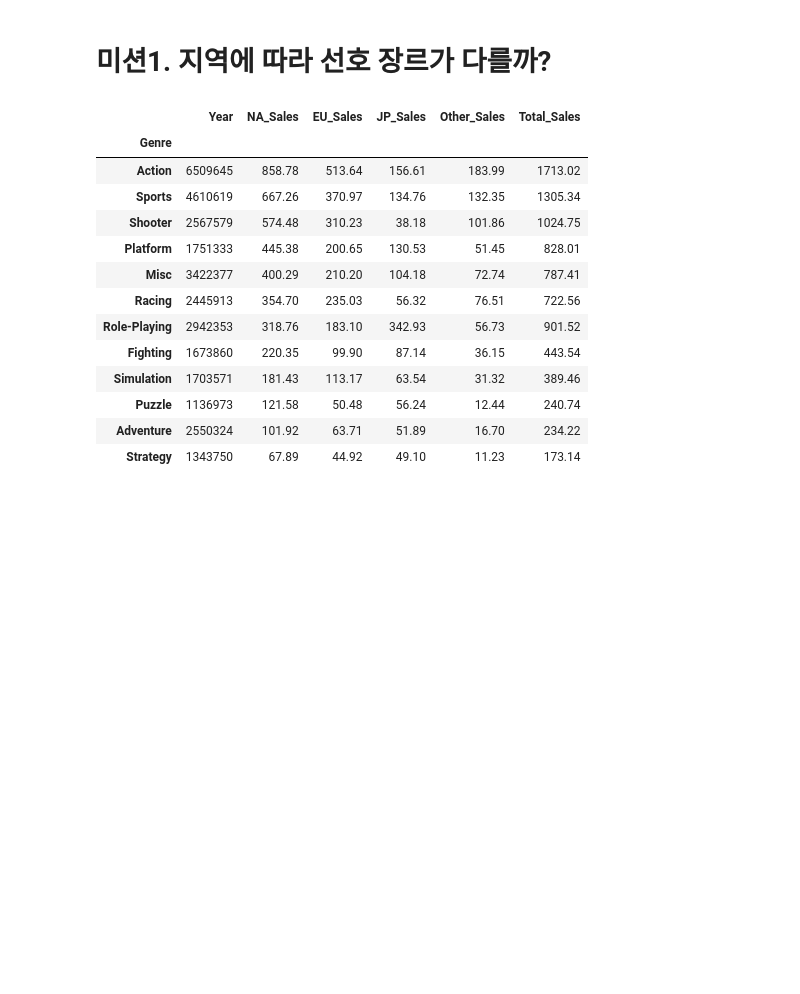
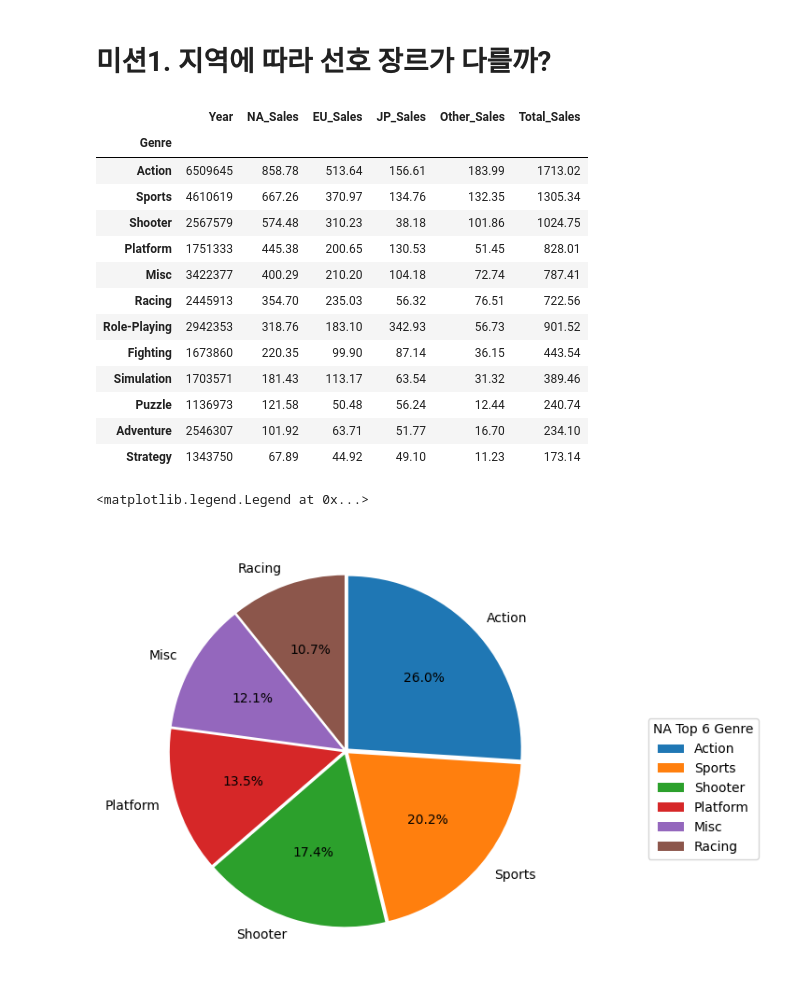
Before and after one commit to dhwan-dj/AIB16_Section1-project, a Jupyter notebook: S1_PJT_AI_16_김동환.ipynb, the cells around one changed output. Cells and saved outputs as stored; diff of their text form; code cells hidden in the pictures; blank space fills up the shorter version.

```diff
--- a/S1_PJT_AI_16_김동환.ipynb
+++ b/S1_PJT_AI_16_김동환.ipynb
@@ -40,0 +20,3 @@ memory usage: 1.3+ MB
+# %%
+df = pd.read_csv('vgames2.csv')
+df.info()
@@ -555,5 +570,20 @@ groupby_genre_sum
 | Fighting | 1673860 | 220.35 | 99.90 | 87.14 | 36.15 | 443.54 |
 | Simulation | 1703571 | 181.43 | 113.17 | 63.54 | 31.32 | 389.46 |
 | Puzzle | 1136973 | 121.58 | 50.48 | 56.24 | 12.44 | 240.74 |
-| Adventure | 2550324 | 101.92 | 63.71 | 51.89 | 16.70 | 234.22 |
+| Adventure | 2546307 | 101.92 | 63.71 | 51.77 | 16.70 | 234.10 |
 | Strategy | 1343750 | 67.89 | 44.92 | 49.10 | 11.23 | 173.14 |
+# %%
+# 캔버스 사이즈 적용
+plt.rcParams["figure.figsize"] = (8, 6)
+#Pie plot
+plt.pie(groupby_genre_sum.iloc[0:6,1],
+        labels = groupby_genre_sum.iloc[0:6].index,
+        autopct = '%.1f%%',
+        explode = [0.02]*6,
+        startangle = 90,
+        counterclock = False
+        )
+plt.legend(loc=(1.2,0.25), title='NA Top 6 Genre')
+# %% [output]
+<matplotlib.legend.Legend at 0x...>
+[figure, added]
```
Also changed, not shown: parts of 60 cells of this notebook.
